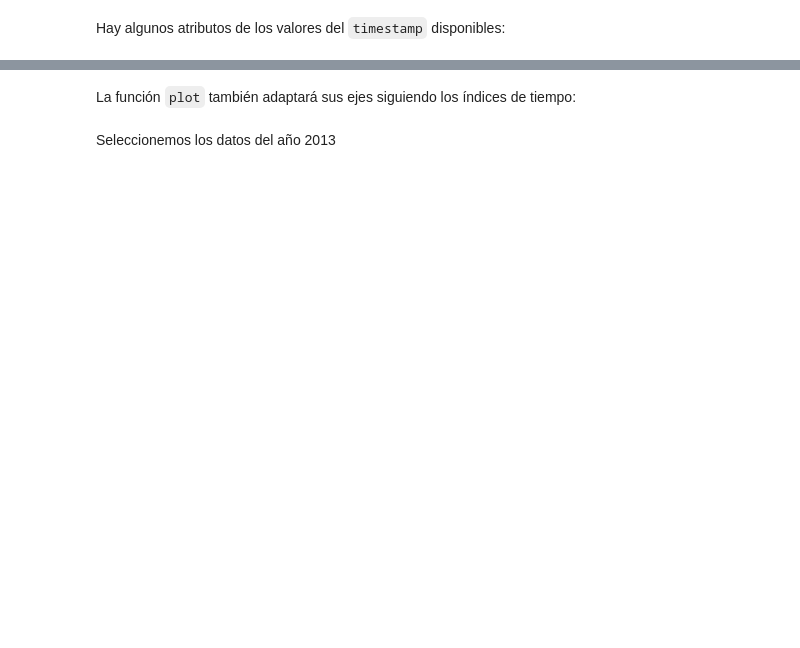
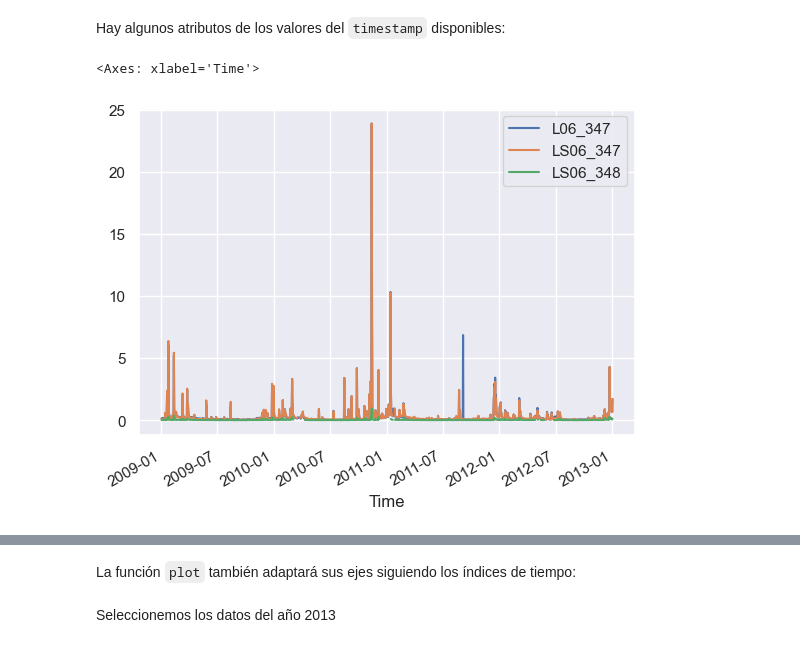
Before and after one commit to chava131011/Data-Science-Coursework, a Jupyter notebook: Classes Resources/CD_09_Tiempo/CD_09_SeriesTemporales.ipynb, the cells around one changed output, grey strips where cells are left out. Cells and saved outputs as stored; diff of their text form; code cells hidden in the pictures; blank space fills up the shorter version.

```diff
--- a/Classes Resources/CD_09_Tiempo/CD_09_SeriesTemporales.ipynb
+++ b/Classes Resources/CD_09_Tiempo/CD_09_SeriesTemporales.ipynb
@@ -548,3 +644,5 @@ Con `set_index ('datetime')`, configuramos la columna con los valores de fecha y
 Los pasos anteriores se proporcionan como funcionalidad integrada de `read_csv`:
 # %%
 # Usar index_col=0, parse_dates=True para hacer la configuración de la columna de tiempo desde el inicio
+data = pd.read_csv("datos/vmm_flowdata.csv", index_col=0, parse_dates=True)
+data
@@ -558,5 +687,9 @@ Si queremos ver todos los indices de las filas
 Hay algunos atributos de los valores del `timestamp` disponibles:
 # %%
 # data.index.day
+data[data.index.hour == 12].plot()
+# %% [output]
+<Axes: xlabel='Time'>
+[figure, added]
 # %%
 # data.index.year
```
Also changed, not shown: parts of 54 cells of this notebook, 1 other file.
